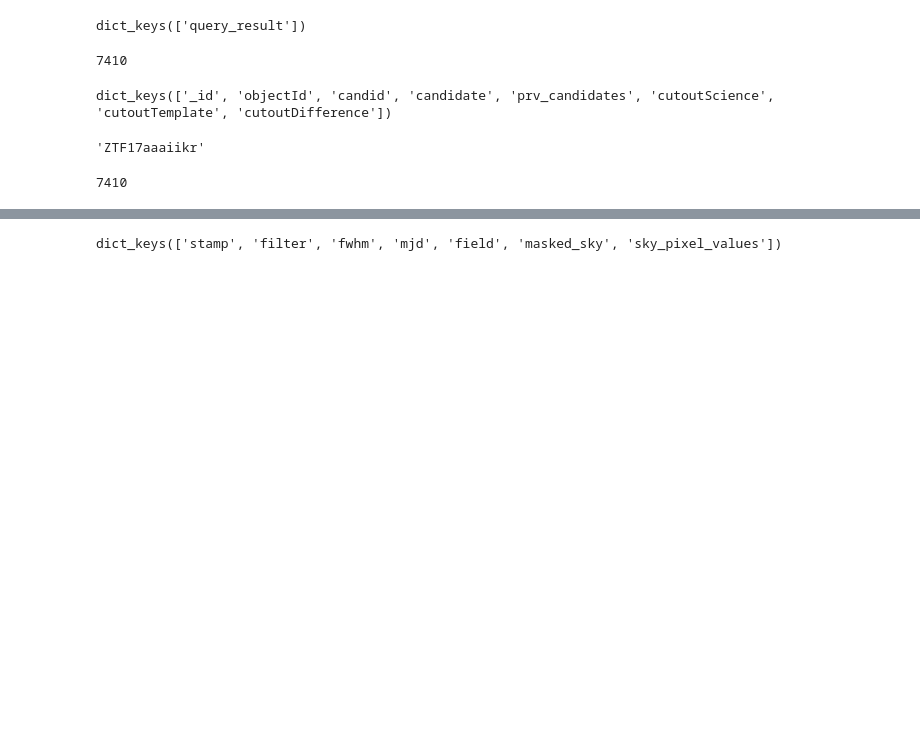
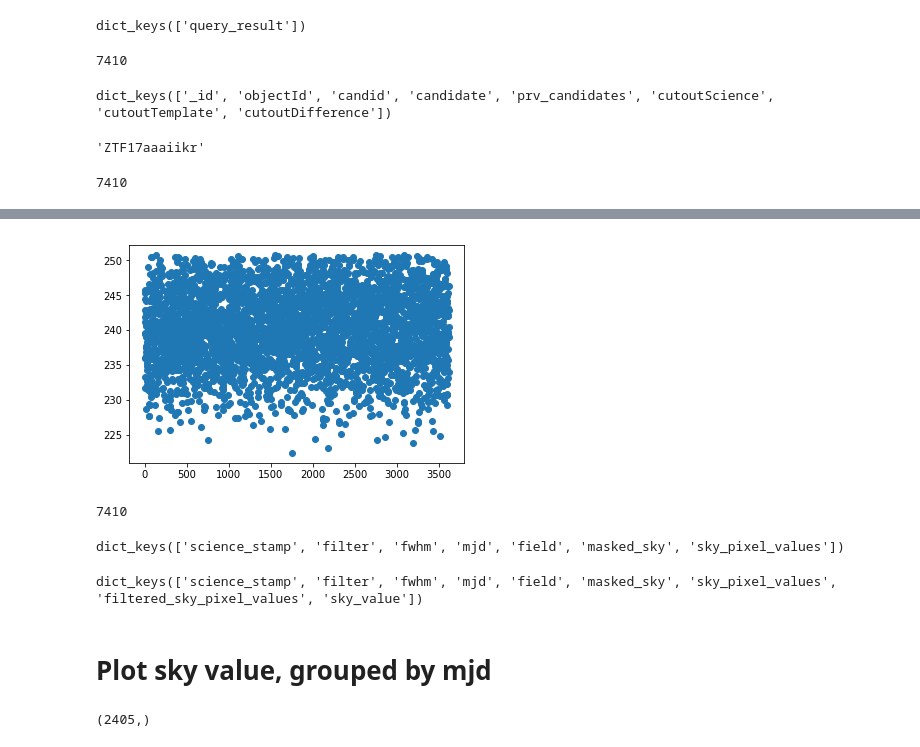
Before and after one commit to ReyesDeJong/ZTFsim, a Jupyter notebook: Sky_from_stamps.ipynb, the cells around one changed output, grey strips where cells are left out. Cells and saved outputs as stored; diff of their text form; code cells hidden in the pictures; blank space fills up the shorter version.

Commit message:
sky values calculated

```diff
--- a/Sky_from_stamps.ipynb
+++ b/Sky_from_stamps.ipynb
@@ -197,5 +208,19 @@ sky_filter.plot_filtered_sky_sigmas(idx=10)
 [figure]
+# %%
+#get filtered sky above example
+sky_values = alerts[list(alerts.keys())[alert_id]]['sky_pixel_values']
+#print(np.sort(sky_values))
+sky_filter = Sky_filter(sky_values)
+filtered_sky = sky_filter.iterative_filtering(iterations=10)
+plt.scatter(np.arange(0,filtered_sky[list(filtered_sky.keys())[-1]].shape[0]), filtered_sky[list(filtered_sky.keys())[-1]])
+plt.show()
+# %% [output]
+[figure, added]
+# %%
+len(list(alerts.keys()))
+# %% [output]
+7410
 # %%
-alerts[list(alerts.keys())[0]].keys()
+alerts[list(alerts.keys())[alert_id]].keys()
 # %% [output]
-dict_keys(['stamp', 'filter', 'fwhm', 'mjd', 'field', 'masked_sky', 'sky_pixel_values'])
+dict_keys(['science_stamp', 'filter', 'fwhm', 'mjd', 'field', 'masked_sky', 'sky_pixel_values'])
@@ -201,0 +247,17 @@ dict_keys(['stamp', 'filter', 'fwhm', 'mjd', 'field', 'masked_sky', 'sky_pixel_v
+# %%
+alerts[alert_id].keys()
+# %% [output]
+dict_keys(['science_stamp', 'filter', 'fwhm', 'mjd', 'field', 'masked_sky', 'sky_pixel_values', 'filtered_sky_pixel_values', 'sky_value'])
+# %% [markdown]
+# Plot sky value, grouped by mjd
+# %%
+# get all mjd
+all_mjd = []
+for alert_id in alerts:
+    alert = alerts[alert_id]
+    mjd = alert["mjd"]
+    all_mjd.append(mjd)
+all_mjd = np.unique(all_mjd)
+all_mjd.shape
+# %% [output]
+(2405,)
```
Also changed, not shown: parts of 13 cells of this notebook, 2 other files.
